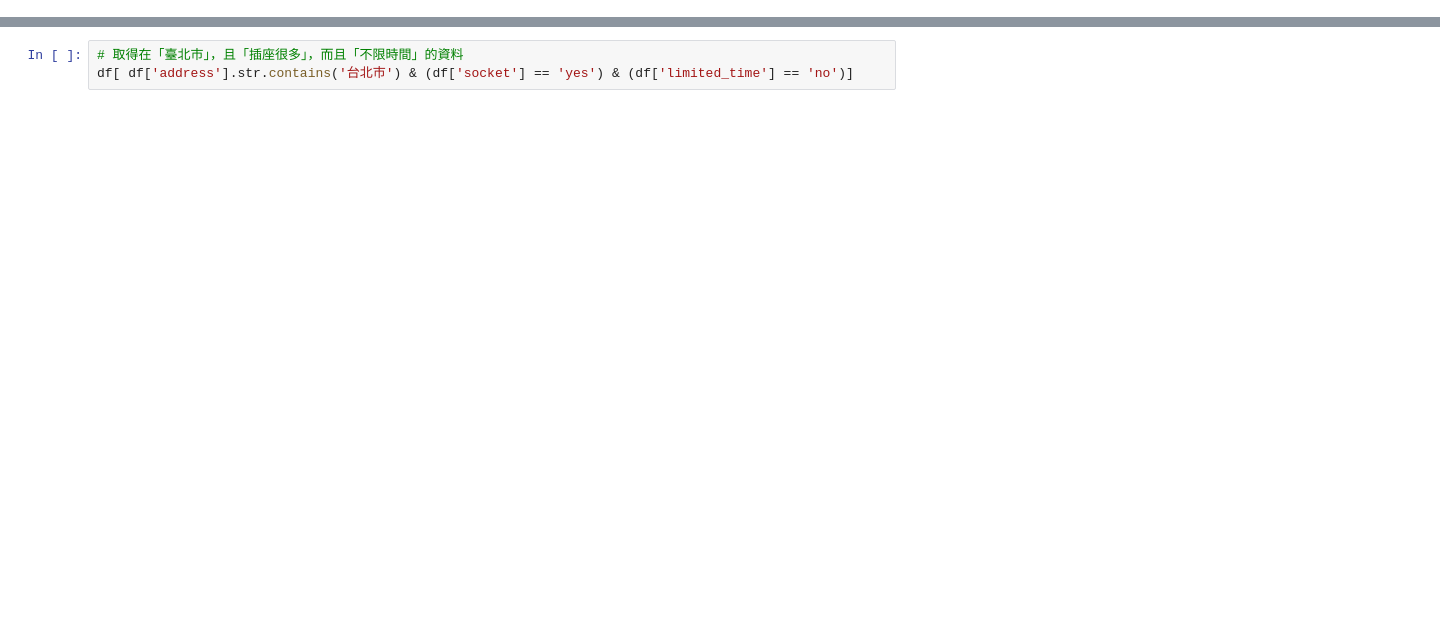
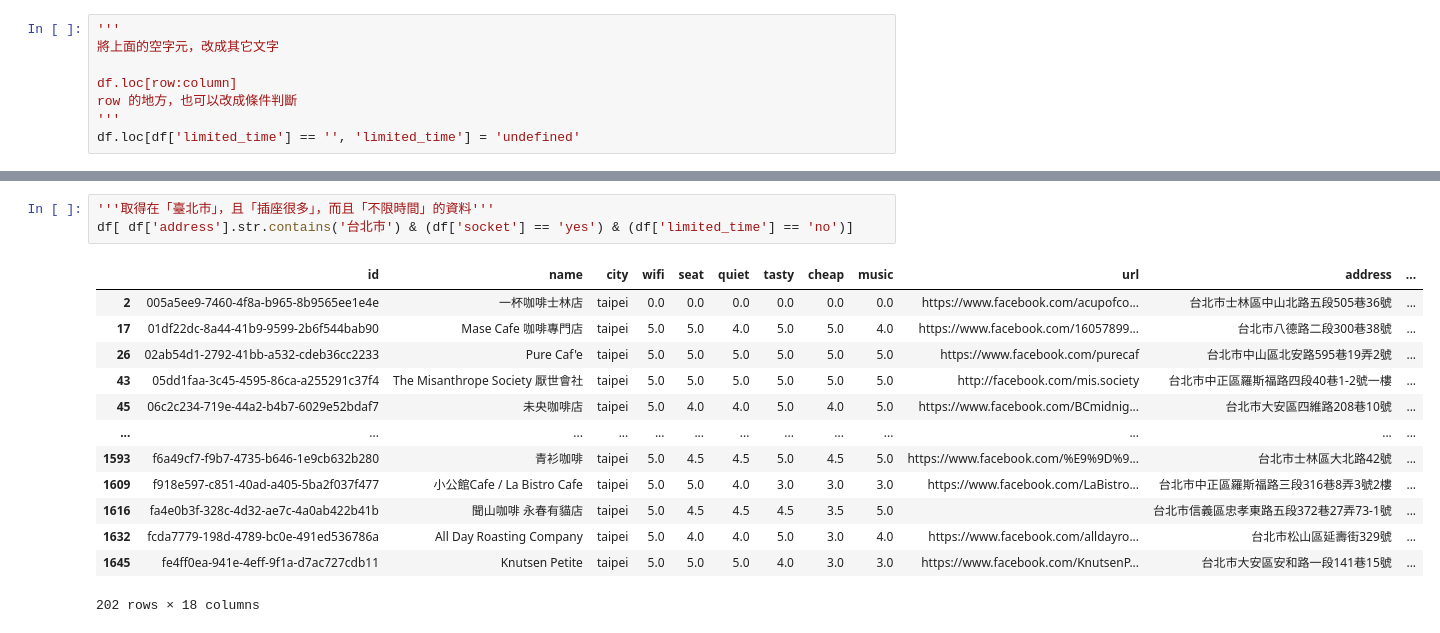
Before and after one commit to telunyang/python_data_analysis, a Jupyter notebook: cases/Cafe Nomad.ipynb, the cells around one changed output, grey strips where cells are left out. Cells and saved outputs as stored; diff of their text form; blank space fills up the shorter version.

```diff
--- a/cases/Cafe Nomad.ipynb
+++ b/cases/Cafe Nomad.ipynb
@@ -25,0 +69,8 @@ df = pd.DataFrame(data); df
+# %%
+'''
+將上面的空字元，改成其它文字
+
+df.loc[row:column]
+row 的地方，也可以改成條件判斷
+'''
+df.loc[df['limited_time'] == '', 'limited_time'] = 'undefined'
@@ -29,4 +114,18 @@ df[ df['address'].str.contains("臺北市大安區", case=False) ]
 # %%
-# 取得在「臺北市」，且「插座很多」，而且「不限時間」的資料
+'''取得在「臺北市」，且「插座很多」，而且「不限時間」的資料'''
 df[ df['address'].str.contains('台北市') & (df['socket'] == 'yes') & (df['limited_time'] == 'no')]
+# %% [output]
+|  | id | name | city | wifi | seat | quiet | tasty | cheap | music | url | address | ... |
+| 2 | 005a5ee9-7460-4f8a-b965-8b9565ee1e4e | 一杯咖啡士林店 | taipei | 0.0 | 0.0 | 0.0 | 0.0 | 0.0 | 0.0 | https://www.facebook.com/acupofco... | 台北市士林區中山北路五段505巷36號 | ... |
+| 17 | 01df22dc-8a44-41b9-9599-2b6f544bab90 | Mase Cafe 咖啡專門店 | taipei | 5.0 | 5.0 | 4.0 | 5.0 | 5.0 | 4.0 | https://www.facebook.com/16057899... | 台北市八德路二段300巷38號 | ... |
+| 26 | 02ab54d1-2792-41bb-a532-cdeb36cc2233 | Pure Caf'e | taipei | 5.0 | 5.0 | 5.0 | 5.0 | 5.0 | 5.0 | https://www.facebook.com/purecaf | 台北市中山區北安路595巷19弄2號 | ... |
+| 43 | 05dd1faa-3c45-4595-86ca-a255291c37f4 | The Misanthrope Society 厭世會社 | taipei | 5.0 | 5.0 | 5.0 | 5.0 | 5.0 | 5.0 | http://facebook.com/mis.society | 台北市中正區羅斯福路四段40巷1-2號一樓 | ... |
+| 45 | 06c2c234-719e-44a2-b4b7-6029e52bdaf7 | 未央咖啡店 | taipei | 5.0 | 4.0 | 4.0 | 5.0 | 4.0 | 5.0 | https://www.facebook.com/BCmidnig... | 台北市大安區四維路208巷10號 | ... |
+| ... | ... | ... | ... | ... | ... | ... | ... | ... | ... | ... | ... | ... |
+| 1593 | f6a49cf7-f9b7-4735-b646-1e9cb632b280 | 青衫咖啡 | taipei | 5.0 | 4.5 | 4.5 | 5.0 | 4.5 | 5.0 | https://www.facebook.com/%E9%9D%9... | 台北市士林區大北路42號 | ... |
+| 1609 | f918e597-c851-40ad-a405-5ba2f037f477 | 小公館Cafe / La Bistro Cafe | taipei | 5.0 | 5.0 | 4.0 | 3.0 | 3.0 | 3.0 | https://www.facebook.com/LaBistro... | 台北市中正區羅斯福路三段316巷8弄3號2樓 | ... |
+| 1616 | fa4e0b3f-328c-4d32-ae7c-4a0ab422b41b | 聞山咖啡 永春有貓店 | taipei | 5.0 | 4.5 | 4.5 | 4.5 | 3.5 | 5.0 |  | 台北市信義區忠孝東路五段372巷27弄73-1號 | ... |
+| 1632 | fcda7779-198d-4789-bc0e-491ed536786a | All Day Roasting Company | taipei | 5.0 | 4.0 | 4.0 | 5.0 | 3.0 | 4.0 | https://www.facebook.com/alldayro... | 台北市松山區延壽街329號 | ... |
+| 1645 | fe4ff0ea-941e-4eff-9f1a-d7ac727cdb11 | Knutsen Petite | taipei | 5.0 | 5.0 | 5.0 | 4.0 | 3.0 | 3.0 | https://www.facebook.com/KnutsenP... | 台北市大安區安和路一段141巷15號 | ... |
+202 rows × 18 columns
 # %%
```
Also changed, not shown: parts of 20 cells of this notebook, 1 other file.
